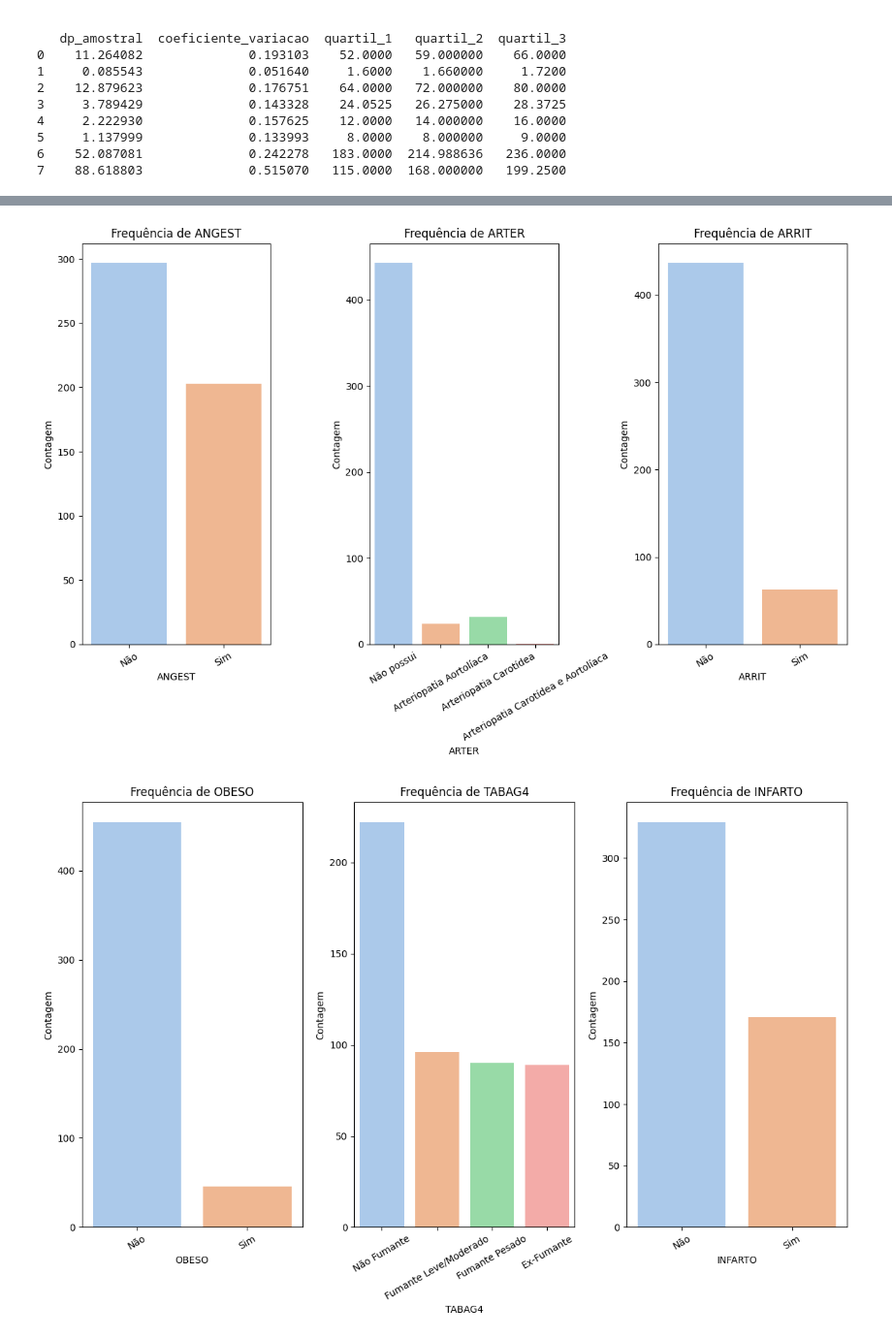
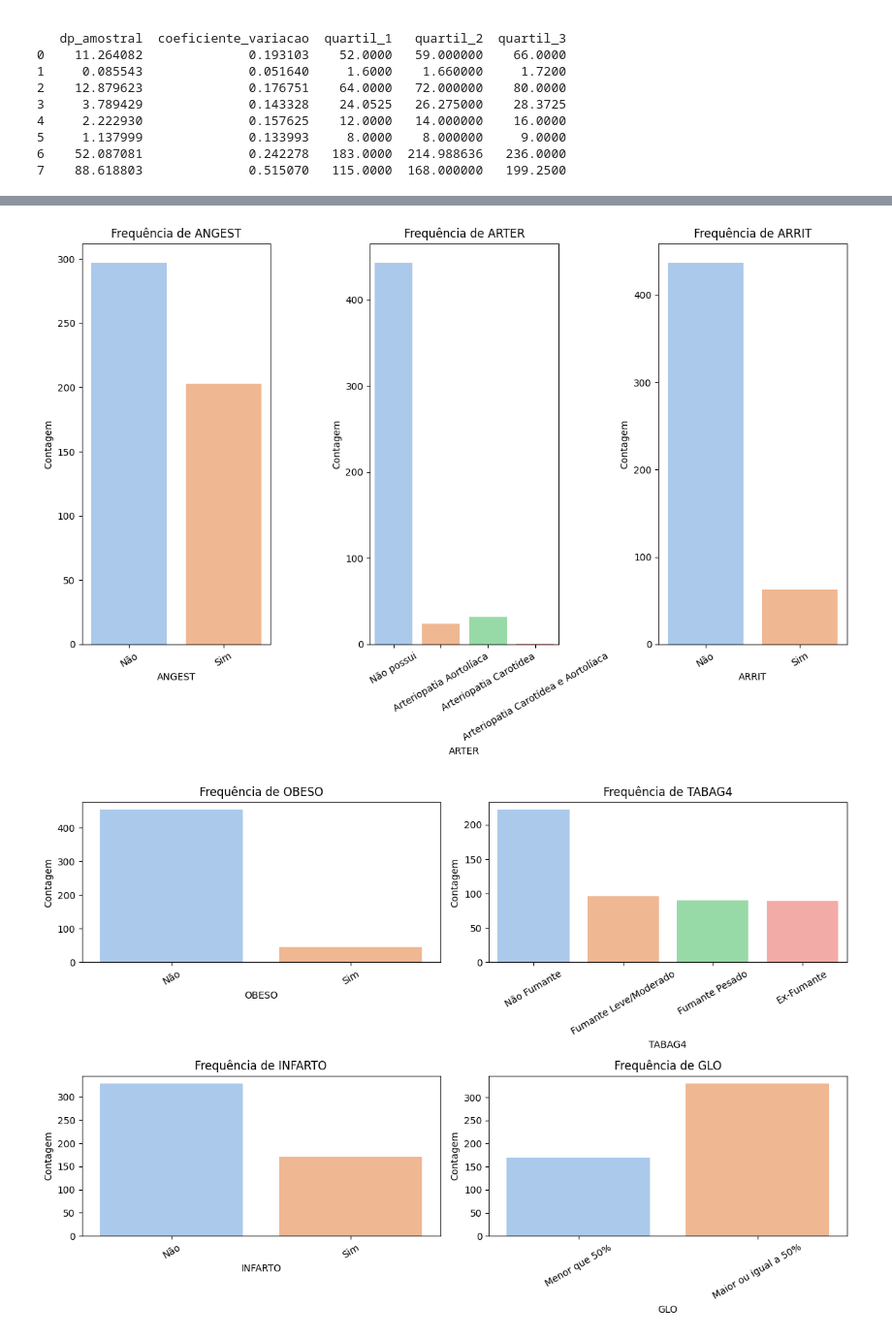
Before and after one commit to gabrielmarchesano/data-analysis-mqam, a Jupyter notebook: analise-descritiva/db_analisedescritiva.ipynb, the cells around one changed output, grey strips where cells are left out. Shown at 97% size. Cells and saved outputs as stored; diff of their text form; code cells hidden in the pictures.

```diff
--- a/analise-descritiva/db_analisedescritiva.ipynb
+++ b/analise-descritiva/db_analisedescritiva.ipynb
@@ -71,6 +73,6 @@ data.describe()
 # %%
 colunas_quantitativas = ['IDADE1', 'ALTURA', 'PESO', 'IMC', 'PSR', 'PDR', 'COL' ,'TRIG']
-colunas_categoricas =['SEXO', 'DIAB', 'AH3', 'ANGEST', 'ARTER', 'ARRIT', 'OBESO', 'TABAG4', 'INFARTO']
+colunas_categoricas =['SEXO', 'DIAB', 'AH3', 'ANGEST', 'ARTER', 'ARRIT', 'OBESO', 'TABAG4', 'INFARTO','GLO']
 # %%
 # Imputar média nas quantitativas e moda nas categóricas
 
@@ -150,6 +152,7 @@ leg_infarto = {0: 'Não', 1: 'Sim'}
 leg_tabagismo = {0: 'Não Fumante', 1: 'Ex-Fumante', 2: 'Fumante Leve/Moderado', 3: 'Fumante Pesado'}
 leg_angest = {0: 'Não', 1: 'Sim'}
 leg_obesidade = {0: 'Não', 1: 'Sim'}
+leg_lo3 = {0: 'Menor que 50%', 1: 'Maior ou igual a 50%'}
 
 mapeamentos = {
     'SEXO': leg_sexo,
@@ -160,7 +163,8 @@ mapeamentos = {
     'ARRIT': leg_arritimia,
     'OBESO': leg_obesidade,
     'TABAG4': leg_tabagismo,
-    'INFARTO': leg_infarto
+    'INFARTO': leg_infarto,
+    'GLO': leg_lo3
 }
 
 for col in colunas_categoricas:
@@ -297,7 +335,7 @@ grupo2 = colunas_quantitativas[4:]
 fig, axes = plt.subplots(nrows=2, ncols=2, figsize=(12, 8))
 axes = axes.flatten()
 for i, col in enumerate(grupo1):
-    sns.histplot(data[col], bins=30, ax=axes[i], color='skyblue')
+    sns.histplot(data[col], bins=30, ax=axes[i], color='skyblue', kde=True)
     media_amostral = data[col].mean()
     axes[i].axvline(x=media_amostral, color='red', linestyle='--', label='Média Amostral ($\\mu$)')
     axes[i].set_title(f'Histograma de {col}')
@@ -311,7 +349,7 @@ plt.show()
 fig, axes = plt.subplots(nrows=2, ncols=2, figsize=(12, 8))
 axes = axes.flatten()
 for i, col in enumerate(grupo2):
-    sns.histplot(data[col], bins=30, ax=axes[i], color='skyblue')
+    sns.histplot(data[col], bins=30, ax=axes[i], color='skyblue', kde=True)
     media_amostral = data[col].mean()
     axes[i].axvline(x=media_amostral, color='red', linestyle='--', label='Média Amostral ($\\mu$)')
     axes[i].set_title(f'Histograma de {col}')
@@ -332,7 +370,7 @@ plt.tight_layout()
 plt.show()
 
 # Boxplots - Grupo 2
-fig, axes = plt.subplots(nrows=2, ncols=2, figsize=(12, 4))
+fig, axes = plt.subplots(nrows=2, ncols=2, figsize=(12, 8))
 axes = axes.flatten()
 for i, col in enumerate(grupo2):
     sns.boxplot(y=data[col], ax=axes[i], color='lightgreen')
@@ -347,0 +386,21 @@ plt.show()
+# %%
+def contar_outliers(data):
+    Q1 = data.quantile(0.25)
+    Q3 = data.quantile(0.75)
+    IQR = Q3 - Q1
+
+    # Limites para outliers
+    limite_inferior = Q1 - 1.5 * IQR
+    limite_superior = Q3 + 1.5 * IQR
+
+    # Contar outliers
+    outliers = data[(data < limite_inferior) | (data > limite_superior)]
+    return len(outliers), outliers
+
+# Contagem de outliers para cada variável quantitativa
+for col in colunas_quantitativas:
+    num_outliers, outlier_values = contar_outliers(data[col])
+    print(f"{col}: {num_outliers} outliers")
+    if num_outliers > 0:
+        print(f"Valores dos outliers: {outlier_values.values}")
+        print("\n")
@@ -371,32 +448,32 @@ plt.show()
 fig, axes = plt.subplots(nrows=1, ncols=3, figsize=(12, 8))
 axes = axes.flatten()
 for i, col in enumerate(cat_grupo2):
     valores = data[col]
     if col in mapeamentos:
         valores = valores.map(mapeamentos[col])
     sns.countplot(x=valores, ax=axes[i], hue=valores, legend=False, palette='pastel')
     axes[i].set_title(f'Frequência de {col}')
     axes[i].set_xlabel(col)
     axes[i].set_ylabel('Contagem')
     axes[i].tick_params(axis='x', rotation=30)
 plt.tight_layout()
 plt.show()
 
 #Gráficos de barras - Grupo 3
-fig, axes = plt.subplots(nrows=1, ncols=3, figsize=(12, 8))
+fig, axes = plt.subplots(nrows=2, ncols=2, figsize=(12, 8))
 axes = axes.flatten()
 for i, col in enumerate(cat_grupo3):
     valores = data[col]
     if col in mapeamentos:
         valores = valores.map(mapeamentos[col])
     sns.countplot(x=valores, ax=axes[i], hue=valores, legend=False, palette='pastel')
     axes[i].set_title(f'Frequência de {col}')
     axes[i].set_xlabel(col)
     axes[i].set_ylabel('Contagem')
     axes[i].tick_params(axis='x', rotation=30)
 plt.tight_layout()
 plt.show()
 # %% [output]
 [figure]
 [figure]
-[figure, old version]
+[figure, new version]
```
Also changed, not shown: parts of 11 cells of this notebook, 4 other files.
